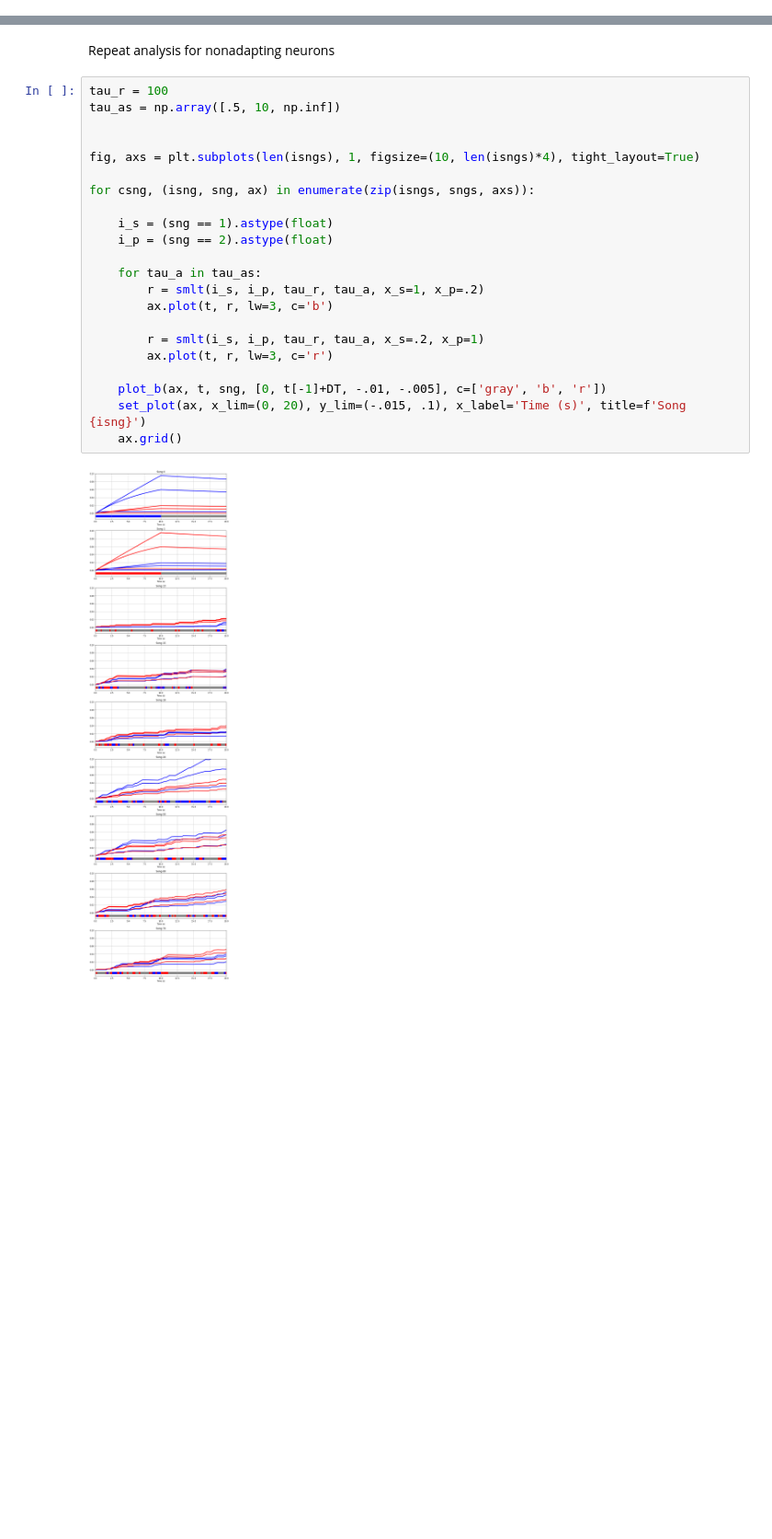
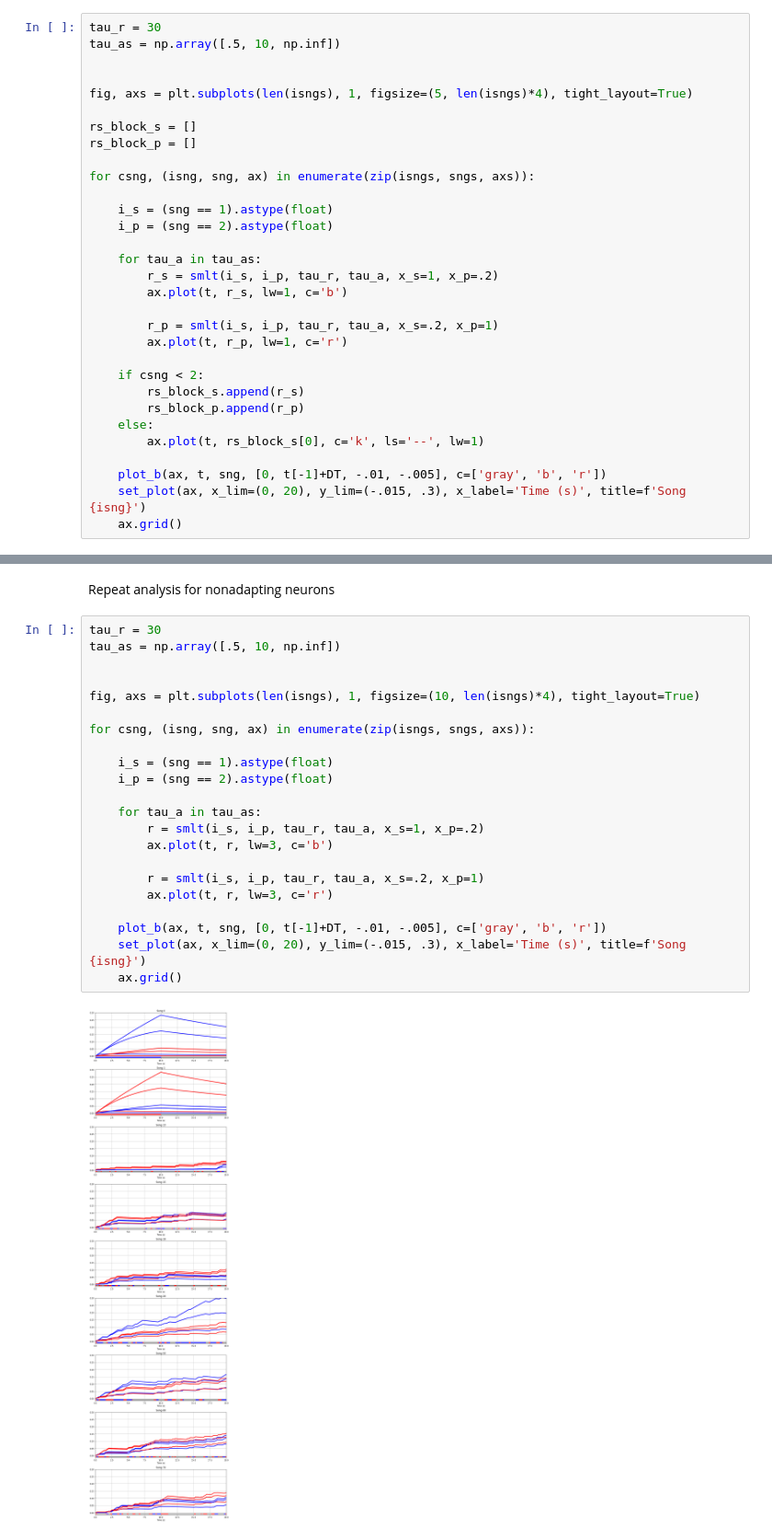
Before and after one commit to rkp8000/inferring-neural-codes, a Jupyter notebook: 7_D_fast_adapt_slow_decay_coding.ipynb, the cells around one changed output, grey strips where cells are left out. Shown at 92% size. Saved outputs shown, nothing was run; the diff lists cells and outputs as text; blank space fills up the shorter version.

```diff
--- a/7_D_fast_adapt_slow_decay_coding.ipynb
+++ b/7_D_fast_adapt_slow_decay_coding.ipynb
@@ -209,0 +219,31 @@ for csng, (isng, sng, ax) in enumerate(zip(isngs, sngs, axs)):
+# %%
+tau_r = 30
+tau_as = np.array([.5, 10, np.inf])
+
+
+fig, axs = plt.subplots(len(isngs), 1, figsize=(5, len(isngs)*4), tight_layout=True)
+
+rs_block_s = []
+rs_block_p = []
+
+for csng, (isng, sng, ax) in enumerate(zip(isngs, sngs, axs)):
+
+    i_s = (sng == 1).astype(float)
+    i_p = (sng == 2).astype(float)
+
+    for tau_a in tau_as:
+        r_s = smlt(i_s, i_p, tau_r, tau_a, x_s=1, x_p=.2)
+        ax.plot(t, r_s, lw=1, c='b')
+
+        r_p = smlt(i_s, i_p, tau_r, tau_a, x_s=.2, x_p=1)
+        ax.plot(t, r_p, lw=1, c='r')
+
+    if csng < 2:
+        rs_block_s.append(r_s)
+        rs_block_p.append(r_p)
+    else:
+        ax.plot(t, rs_block_s[0], c='k', ls='--', lw=1)
+
+    plot_b(ax, t, sng, [0, t[-1]+DT, -.01, -.005], c=['gray', 'b', 'r'])
+    set_plot(ax, x_lim=(0, 20), y_lim=(-.015, .3), x_label='Time (s)', title=f'Song {isng}')
+    ax.grid()
@@ -210,26 +252,26 @@ for csng, (isng, sng, ax) in enumerate(zip(isngs, sngs, axs)):
 # %% [markdown]
 Repeat analysis for nonadapting neurons
 # %%
-tau_r = 100
+tau_r = 30
 tau_as = np.array([.5, 10, np.inf])
 
 
 fig, axs = plt.subplots(len(isngs), 1, figsize=(10, len(isngs)*4), tight_layout=True)
 
 for csng, (isng, sng, ax) in enumerate(zip(isngs, sngs, axs)):
 
     i_s = (sng == 1).astype(float)
     i_p = (sng == 2).astype(float)
 
     for tau_a in tau_as:
         r = smlt(i_s, i_p, tau_r, tau_a, x_s=1, x_p=.2)
         ax.plot(t, r, lw=3, c='b')
 
         r = smlt(i_s, i_p, tau_r, tau_a, x_s=.2, x_p=1)
         ax.plot(t, r, lw=3, c='r')
 
     plot_b(ax, t, sng, [0, t[-1]+DT, -.01, -.005], c=['gray', 'b', 'r'])
-    set_plot(ax, x_lim=(0, 20), y_lim=(-.015, .1), x_label='Time (s)', title=f'Song {isng}')
+    set_plot(ax, x_lim=(0, 20), y_lim=(-.015, .3), x_label='Time (s)', title=f'Song {isng}')
     ax.grid()
 # %% [output]
-[figure, old version]
+[figure, new version]
```
Also changed, not shown: parts of 6 cells of this notebook, 15 other files.
